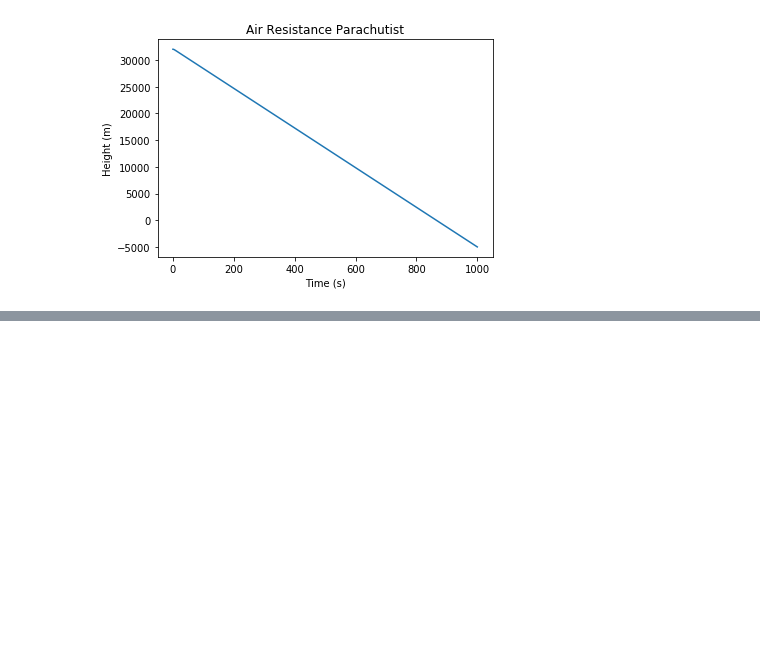
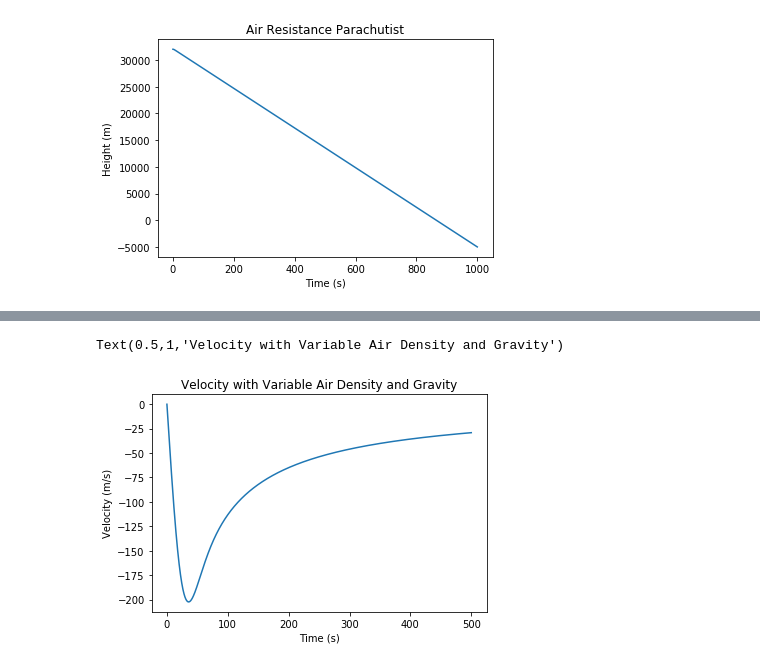
Before and after one commit to austinbeauch/thirdyearphys, a Jupyter notebook: 321A/a1.ipynb, the cells around one changed output, grey strips where cells are left out. Cells and saved outputs as stored; diff of their text form; code cells hidden in the pictures; blank space fills up the shorter version.

```diff
--- a/321A/a1.ipynb
+++ b/321A/a1.ipynb
@@ -54,0 +78,6 @@ The parachutist hit the ground at 854s.
+# %%
+plt.plot(times3, sol[:,1])
+plt.xlabel("Time (s)"); plt.ylabel("Velocity (m/s)"); plt.title("Velocity with Variable Air Density and Gravity")
+# %% [output]
+Text(0.5,1,'Velocity with Variable Air Density and Gravity')
+[figure, added]
```
Also changed, not shown: parts of 12 cells of this notebook.
